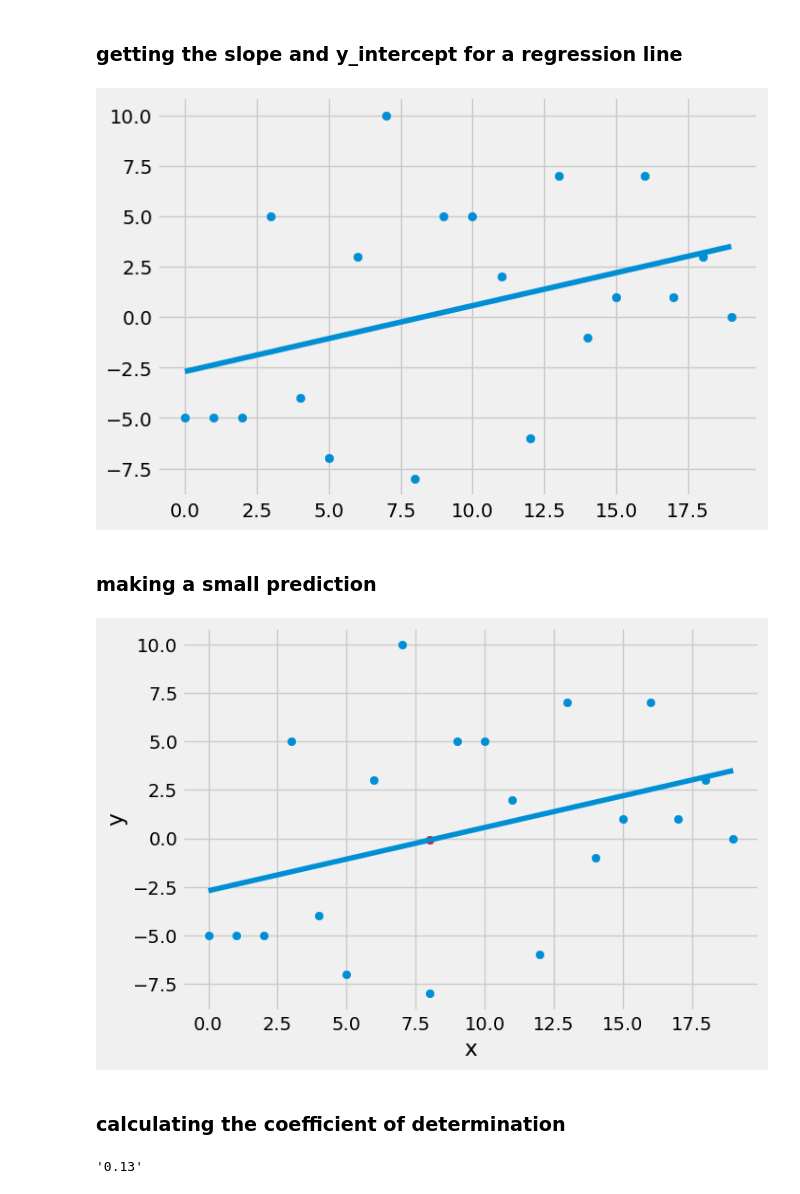
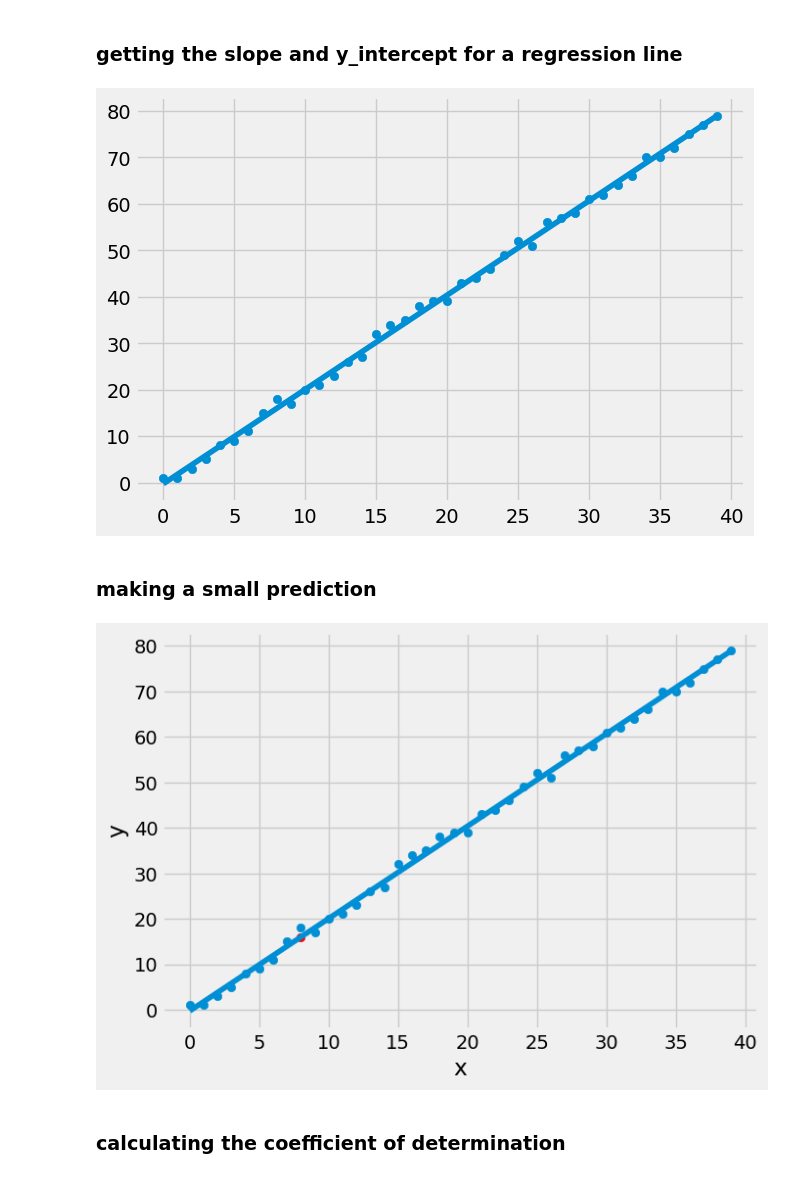
Before and after one commit to ProsperChuks/linear-regression, a Jupyter notebook: simple_linear_regression_model.ipynb, the cells around one changed output. Cells and saved outputs as stored; diff of their text form; code cells hidden in the pictures.

Commit message:
reduced the variance

```diff
--- a/simple_linear_regression_model.ipynb
+++ b/simple_linear_regression_model.ipynb
@@ -1,22 +1,2 @@
 # %% [markdown]
 <a href="https://colab.research.google.com/github/ProsperChuks/linear-regression/blob/main/simple_linear_regression_model.ipynb" target="_parent"><img src="https://colab.research.google.com/assets/colab-badge.svg" alt="Open In Colab"/></a>
-# %%
-from statistics import mean
-import numpy as np
-import matplotlib.pyplot as plt
-import random
-
-def create_dataset(hmp, variance, step=2, correlation=False):
-
-  val = 1
-  ys = []
-  for i in range(hmp):
-    y = val + random.randrange(-variance, variance)
-    ys.append(y)
-    if correlation and correlation == 'pos':
-      val=+step
-    elif correlation and correlation == 'neg':
-      val=-step
-  xs = [i for i in range(len(ys))]
-
-  return np.array(xs, dtype='float64'), np.array(ys, dtype='float64')
@@ -23,29 +8,54 @@ def create_dataset(hmp, variance, step=2, correlation=False):
 # %% [markdown]
 ### getting the slope and y_intercept for a regression line
 # %%
-xs, ys = create_dataset(20, 10, 2, correlation='pos')
-
 # xs = np.array([1,2,3,4,5,6], dtype='float64')
 # ys = np.array([5,4,6,5,6,7], dtype='float64')
 
 plt.figure(figsize=(7,5), dpi=100)
 plt.style.use('fivethirtyeight')
+
+def create_dataset(hmp, variance, step=2, correlation=False):
+
+  val = 1
+  ys = []
+  for i in range(hmp):
+    y = val + random.randrange(-variance, variance)
+    ys.append(y)
+    if correlation and correlation == 'pos':
+      val+=step
+    elif correlation and correlation == 'neg':
+      val-=step
+  xs = [i for i in range(len(ys))]
+
+  return np.array(xs, dtype=np.float64), np.array(ys, dtype=np.float64)
 
 def best_fit_slope_and_y_intercept(xs, ys):
 
   m = (   ((mean(xs) * mean(ys)) - mean(xs * ys)) /
        (mean(xs)**2 - mean(xs**2))  )
   b = mean(ys) - m*mean(xs)
   return m, b
 
+def squared_error(ys_orig, ys_line):
+  return sum((ys_line - ys_orig)**2)
+
+def coefficient_of_determination(ys_orig, ys_line):
+
+  y_mean = [mean(ys_orig) for y in ys_orig]
+  square_err_reg = squared_error(ys_orig, ys_line)
+  square_err_y_mean = squared_error(ys_orig, y_mean)
+  return 1 - (square_err_reg / square_err_y_mean)
+
+xs, ys = create_dataset(40, 2, 2, correlation='pos')
+
 m,b = best_fit_slope_and_y_intercept(xs, ys)
 
 regression_line = [(m*x) + b for x in xs]
 plt.scatter(xs, ys)
 plt.plot(xs, regression_line)
 plt.show()
 # %% [output]
-[figure, old version]
+[figure, new version]
 # %% [markdown]
 ### making a small prediction
 # %%
@@ -62,21 +72,6 @@ plt.xlabel('x')
 plt.ylabel('y')
 plt.show()
 # %% [output]
-[figure, old version]
+[figure, new version]
 # %% [markdown]
 ### calculating the coefficient of determination
-# %%
-def squared_error(ys_orig, ys_line):
-  return sum((ys_line - ys_orig)**2)
-
-def coefficient_of_determination(ys_orig, ys_line):
-
-  y_mean = [mean(ys_orig) for y in ys_orig]
-  square_err_reg = squared_error(ys_orig, ys_line)
-  square_err_y_mean = squared_error(ys_orig, y_mean)
-  return 1 - (square_err_reg / square_err_y_mean)
-
-r_squared = coefficient_of_determination(ys, regression_line)
-'%.2f'%r_squared
-# %% [output]
-'0.13'
```
Also changed, not shown: parts of 2 cells of this notebook.
